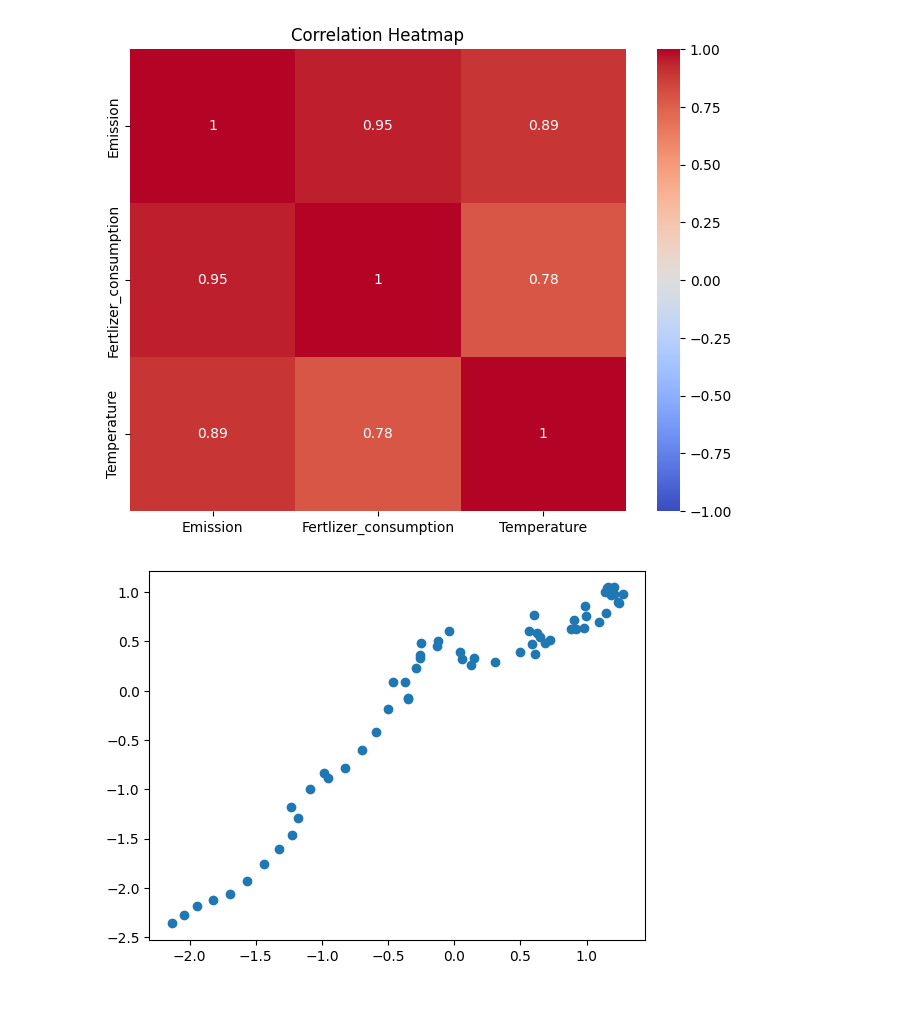
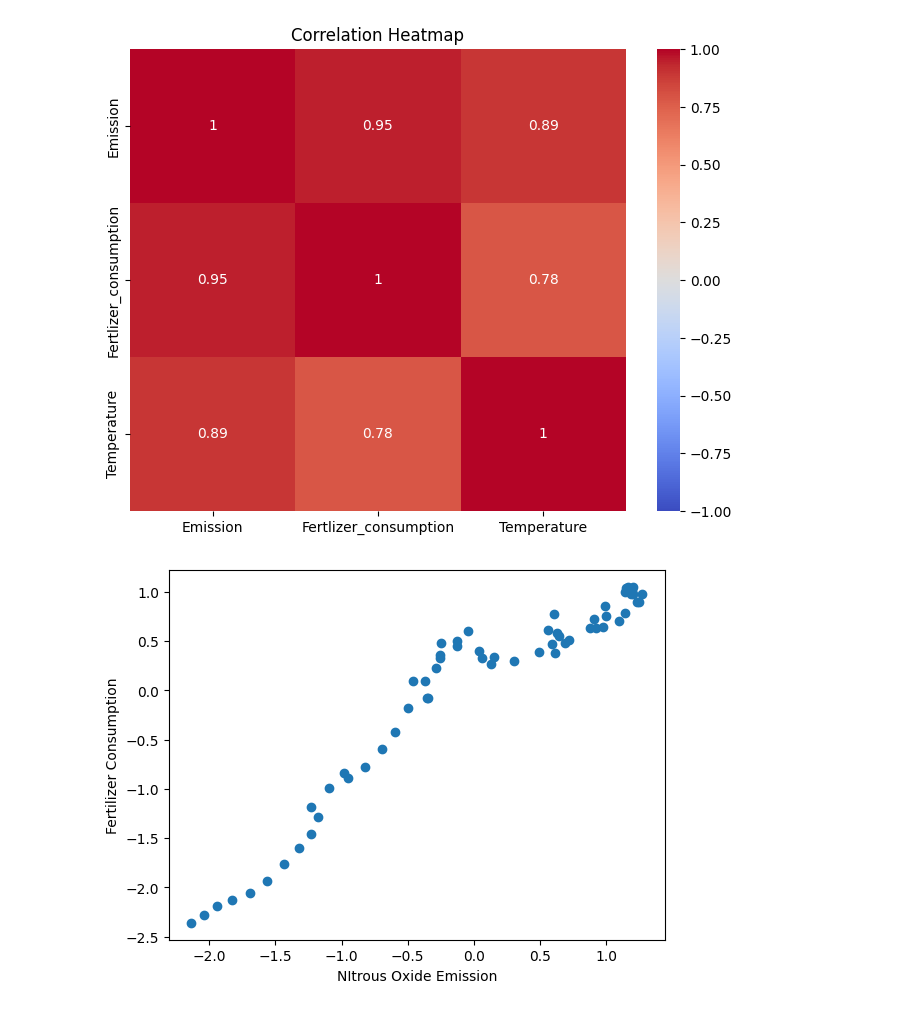
Before and after one commit to MuhammedThariq/Data-Science-Final-Project, a Jupyter notebook: Exploratory_data_analysis.ipynb, the cells around one changed output. Drawn from its saved outputs; the diff is of its cells as text; code cells hidden in the pictures.

```diff
--- a/Exploratory_data_analysis.ipynb
+++ b/Exploratory_data_analysis.ipynb
@@ -125,10 +111,14 @@ plt.title('Correlation Heatmap')
 plt.show()
 # %% [output]
 [figure]
-# %%
-plt.figure()
-plt.scatter(x=corr_df_norm['Emission'], y=corr_df_norm['Fertlizer_consumption'])
-plt.show()
-# %% [output]
-[figure, removed]
+# %%
+#Creating a scatter plot to show the correlation between Nitrous oxide emission
+#and Fertilizer consumption
+plt.figure()
+plt.scatter(x=corr_df_norm['Emission'], y=corr_df_norm['Fertlizer_consumption'])
+plt.xlabel("NItrous Oxide Emission")
+plt.ylabel("Fertilizer Consumption")
+plt.show()
+# %% [output]
+[figure, added]
 # %%
```
Also changed, not shown: parts of 33 cells of this notebook.
